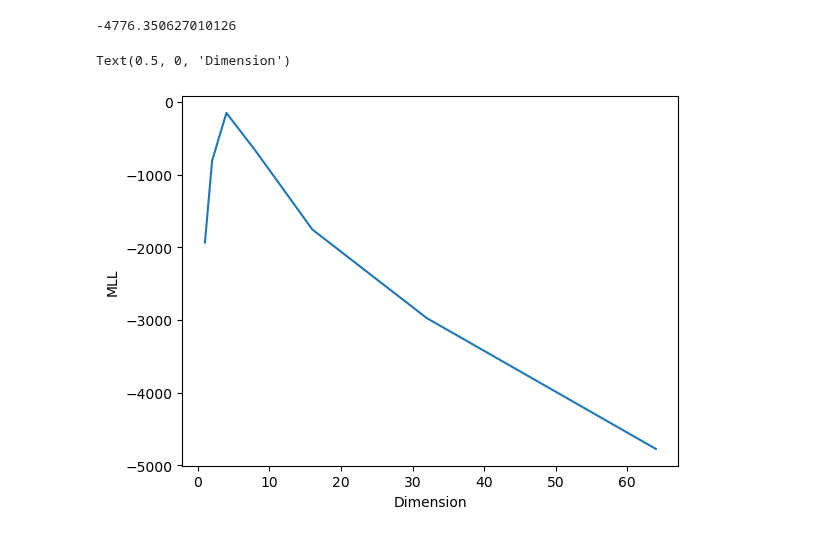
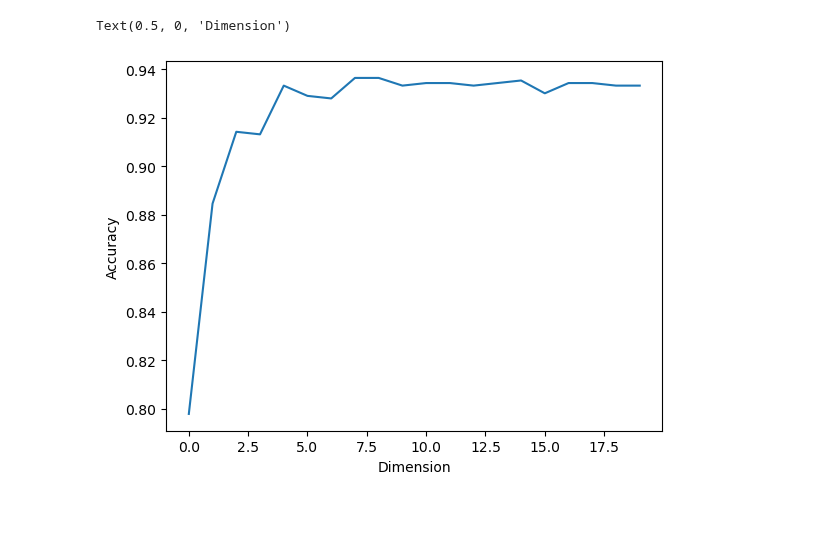
Before and after one commit to SigneDjernis/Latent_Distance_Models, a Jupyter notebook: Dolphins dataset/EffectOfDim.ipynb, the cells around one changed output. Saved outputs shown, nothing was run; the diff lists cells and outputs as text; code cells hidden in the pictures.

```diff
--- a/Dolphins dataset/EffectOfDim.ipynb
+++ b/Dolphins dataset/EffectOfDim.ipynb
@@ -9,2 +11,4 @@ import math
+# %%
+alpha = 2
 # %%
 n = 10 # Number of iterations
@@ -30,15 +74,9 @@ for dim in dim_array:
     l += 1
-# %%
-Loss_function(points,Y)
-# %% [output]
--4776.350627010126
 # %%
 # Define x-axis values
-x = [1, 2, 4, 8, 16, 32, 64]
-
-plt.plot(x, MLL)
-plt.ylabel('MLL')
+plt.plot(Accuracy_dim)
+plt.ylabel('Accuracy')
 plt.xlabel('Dimension')
 # %% [output]
 Text(0.5, 0, 'Dimension')
-[figure, old version]
+[figure, new version]
```
Also changed, not shown: parts of 2 cells of this notebook, 2 other files.
